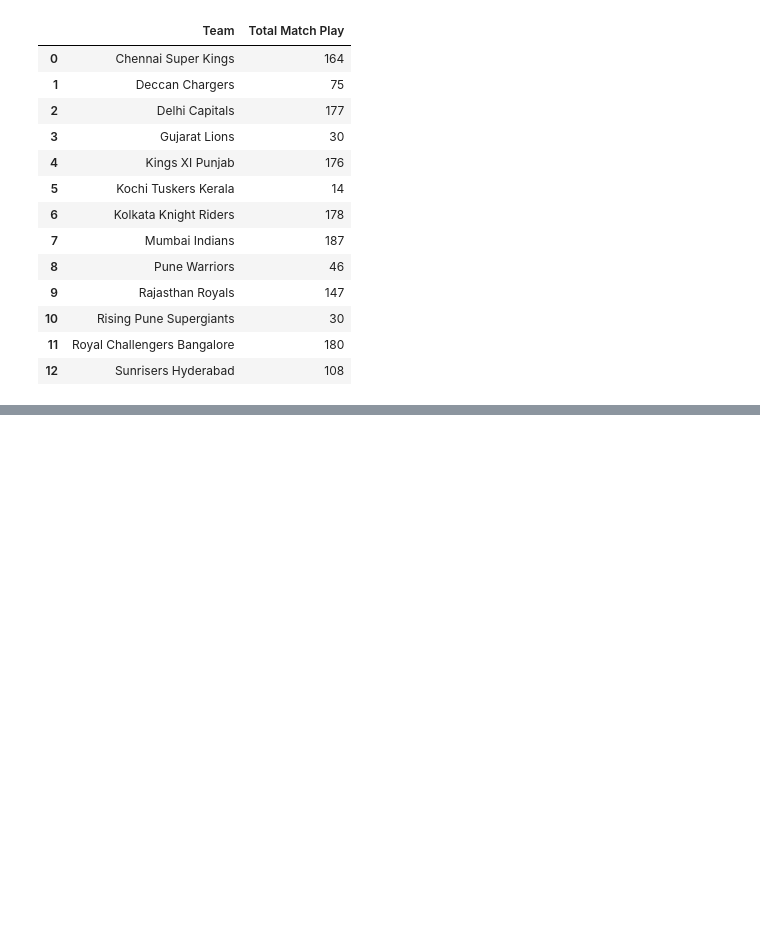
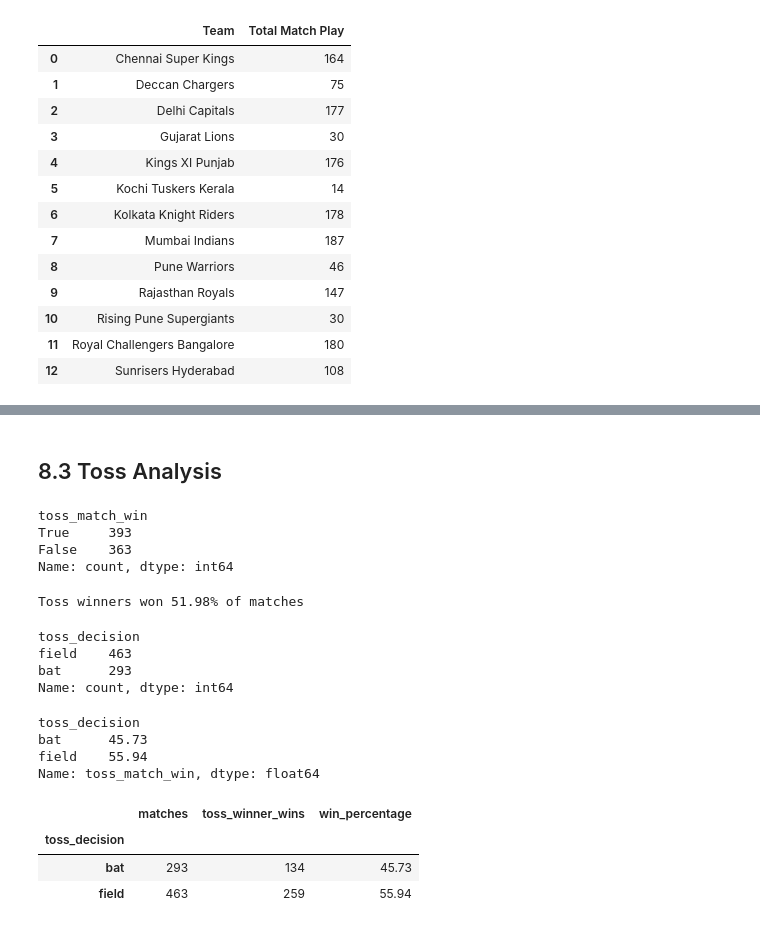
Before and after one commit to vidushan-ds/academic-data-wrangler, a Jupyter notebook: cricket-performance-analytics/cricket_analyz.ipynb, the cells around one changed output, grey strips where cells are left out. Cells and saved outputs as stored; diff of their text form; code cells hidden in the pictures; blank space fills up the shorter version.

Commit message:
feat: add toss analysis

```diff
--- a/cricket-performance-analytics/cricket_analyz.ipynb
+++ b/cricket-performance-analytics/cricket_analyz.ipynb
@@ -362,0 +363,48 @@ team_stats
+# %% [markdown]
+## 8.3 Toss Analysis
+# %%
+ipl_df['toss_match_win'].value_counts()
+# %% [output]
+toss_match_win
+True     393
+False    363
+Name: count, dtype: int64
+# %%
+toss_win_match_win_percentage = (ipl_df['toss_match_win'].mean() * 100)
+print(f"Toss winners won {toss_win_match_win_percentage:.2f}% of matches")
+# %% [output]
+Toss winners won 51.98% of matches
+# %%
+ipl_df['toss_decision'].value_counts()
+# %% [output]
+toss_decision
+field    463
+bat      293
+Name: count, dtype: int64
+# %%
+toss_decision_analysis = ipl_df.groupby('toss_decision')['toss_match_win'].mean().mul(100).round(2)
+toss_decision_analysis
+# %% [output]
+toss_decision
+bat      45.73
+field    55.94
+Name: toss_match_win, dtype: float64
+# %%
+toss_analysis = (
+    ipl_df.groupby('toss_decision')['toss_match_win'].agg(
+        matches='count',
+        toss_winner_wins='sum',
+        win_percentage='mean'
+    )
+)
+
+toss_analysis['win_percentage'] = (
+    toss_analysis['win_percentage'] * 100
+).round(2)
+
+toss_analysis
+# %% [output]
+|  | matches | toss_winner_wins | win_percentage |
+| toss_decision |  |  |  |
+| bat | 293 | 134 | 45.73 |
+| field | 463 | 259 | 55.94 |
```
Also changed, not shown: parts of 1 cell of this notebook.
